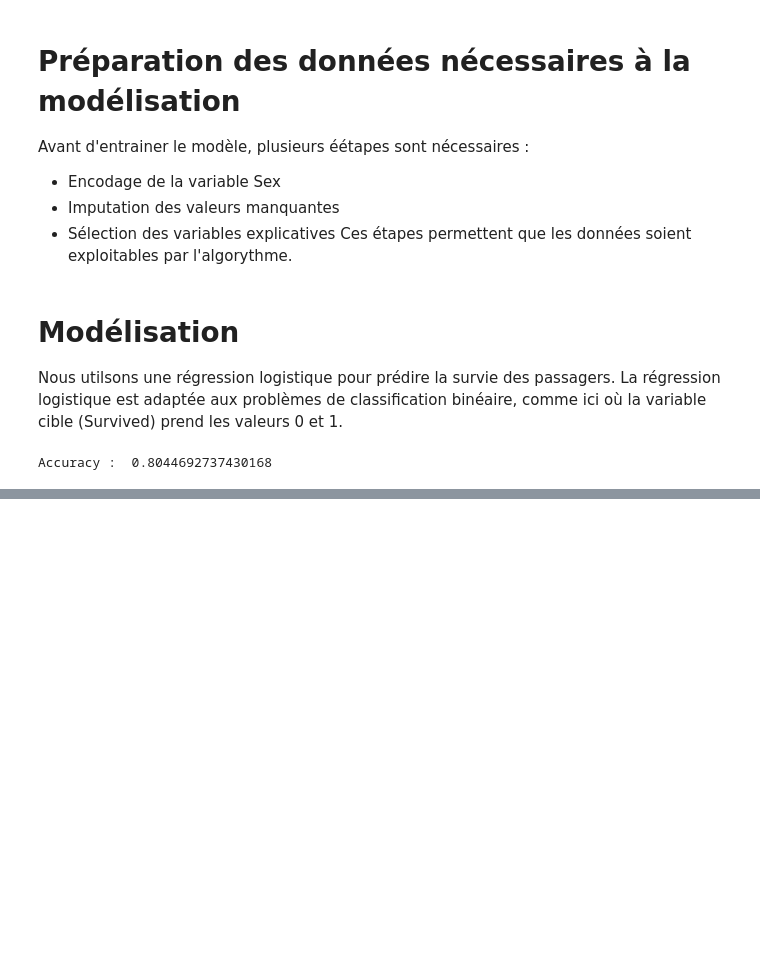
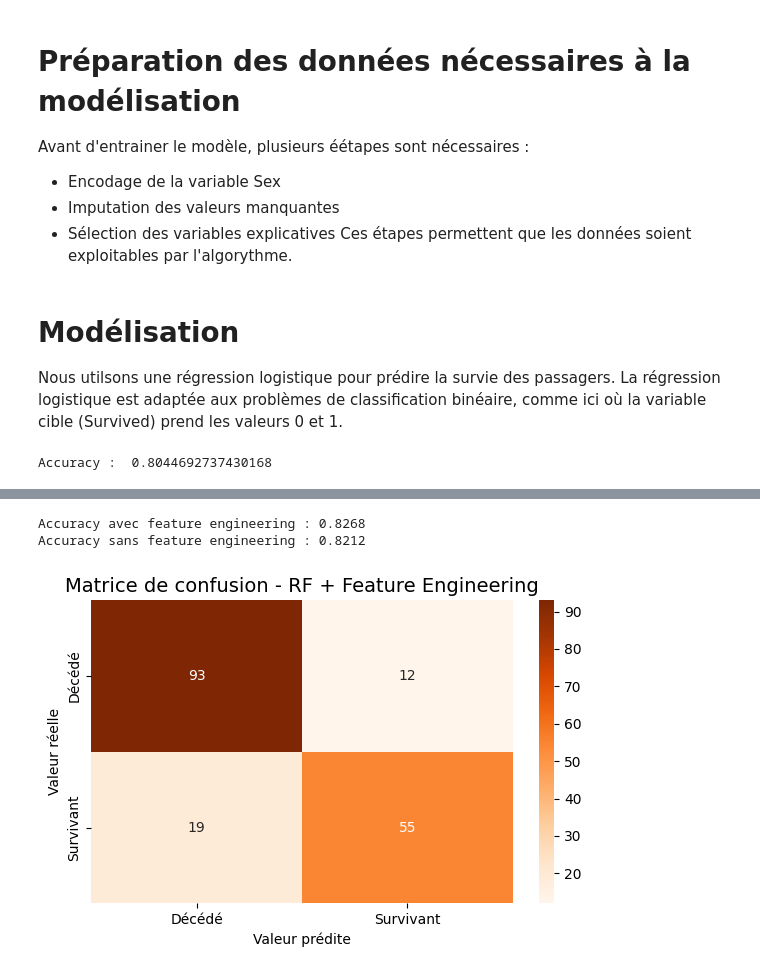
Before and after one commit to Safariyatousani/titanic-survival-prediction, a Jupyter notebook: notebooks/01_eda.ipynb, the cells around one changed output, grey strips where cells are left out. Saved outputs shown, nothing was run; the diff lists cells and outputs as text; code cells hidden in the pictures; blank space fills up the shorter version.

```diff
--- a/notebooks/01_eda.ipynb
+++ b/notebooks/01_eda.ipynb
@@ -158,0 +308,4 @@ Accuracy :  0.8044692737430168
+# %%
+# 1. Extraction du titre depuis le nom
+df_model["Title"] = df["Name"].str.extract(r' ([A-Za-z]+)\.', expand=False)
+print(df_model["Title"].value_counts())
@@ -158,0 +376,38 @@ Accuracy :  0.8044692737430168
+# %%
+# Nouvelles variables explicatives
+X_new = df_model[["Pclass", "Age", "Fare", "Sex",
+                   "Title_encoded", "FamilySize", "IsAlone"]]
+y_new = df_model["Survived"]
+
+# Split
+X_train_new, X_test_new, y_train_new, y_test_new = train_test_split(
+    X_new, y_new, test_size=0.2, random_state=42
+)
+
+# Random Forest optimisé avec nouvelles features
+best_model_new = RandomForestClassifier(
+    n_estimators=300, max_depth=10,
+    min_samples_split=10, random_state=42
+)
+best_model_new.fit(X_train_new, y_train_new)
+y_pred_new = best_model_new.predict(X_test_new)
+
+print("Accuracy avec feature engineering :",
+      round(accuracy_score(y_test_new, y_pred_new), 4))
+print("Accuracy sans feature engineering : 0.8212")
+# %% [output]
+Accuracy avec feature engineering : 0.8268
+Accuracy sans feature engineering : 0.8212
+# %%
+cm_new = confusion_matrix(y_test_new, y_pred_new)
+fig, ax = plt.subplots(figsize=(6, 4))
+sns.heatmap(cm_new, annot=True, fmt="d", cmap="Oranges",
+            xticklabels=["Décédé", "Survivant"],
+            yticklabels=["Décédé", "Survivant"])
+plt.title("Matrice de confusion - RF + Feature Engineering", fontsize=14)
+plt.ylabel("Valeur réelle")
+plt.xlabel("Valeur prédite")
+plt.tight_layout()
+plt.show()
+# %% [output]
+[figure, added]
```
Also changed, not shown: parts of 13 cells of this notebook.
